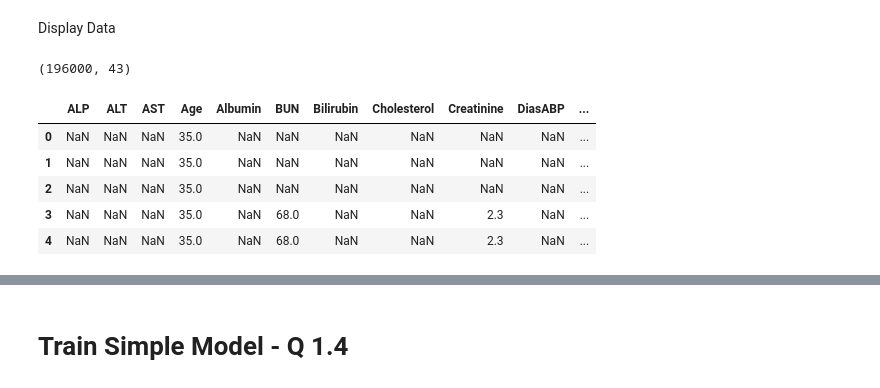
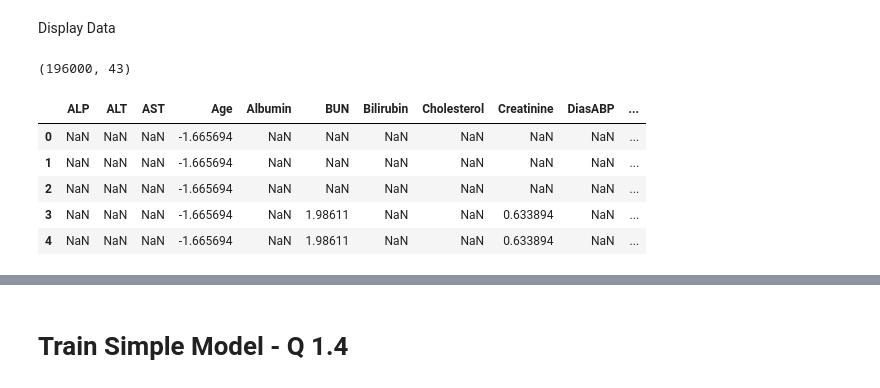
Before and after one commit to KarlDeck/ML4HC_P1, a Jupyter notebook: Project1.ipynb, the cells around one changed output, grey strips where cells are left out. Cells and saved outputs as stored; diff of their text form; code cells hidden in the pictures.

```diff
--- a/Project1.ipynb
+++ b/Project1.ipynb
@@ -338,15 +336,15 @@ KeyError: "['MechVent'] not in index"
 # %% [markdown]
 Display Data
 # %%
-df = pd.read_parquet(f"data_a_cleaned.parquet")
+df = pd.read_parquet(f"data_a_scaled.parquet")
 print(df.shape)
 df.head()
 # %% [output]
 (196000, 43)
 |  | ALP | ALT | AST | Age | Albumin | BUN | Bilirubin | Cholesterol | Creatinine | DiasABP | ... |
-| 0 | NaN | NaN | NaN | 35.0 | NaN | NaN | NaN | NaN | NaN | NaN | ... |
-| 1 | NaN | NaN | NaN | 35.0 | NaN | NaN | NaN | NaN | NaN | NaN | ... |
-| 2 | NaN | NaN | NaN | 35.0 | NaN | NaN | NaN | NaN | NaN | NaN | ... |
-| 3 | NaN | NaN | NaN | 35.0 | NaN | 68.0 | NaN | NaN | 2.3 | NaN | ... |
-| 4 | NaN | NaN | NaN | 35.0 | NaN | 68.0 | NaN | NaN | 2.3 | NaN | ... |
+| 0 | NaN | NaN | NaN | -1.665694 | NaN | NaN | NaN | NaN | NaN | NaN | ... |
+| 1 | NaN | NaN | NaN | -1.665694 | NaN | NaN | NaN | NaN | NaN | NaN | ... |
+| 2 | NaN | NaN | NaN | -1.665694 | NaN | NaN | NaN | NaN | NaN | NaN | ... |
+| 3 | NaN | NaN | NaN | -1.665694 | NaN | 1.98611 | NaN | NaN | 0.633894 | NaN | ... |
+| 4 | NaN | NaN | NaN | -1.665694 | NaN | 1.98611 | NaN | NaN | 0.633894 | NaN | ... |
 # %%
```
Also changed, not shown: parts of 2 cells of this notebook.
